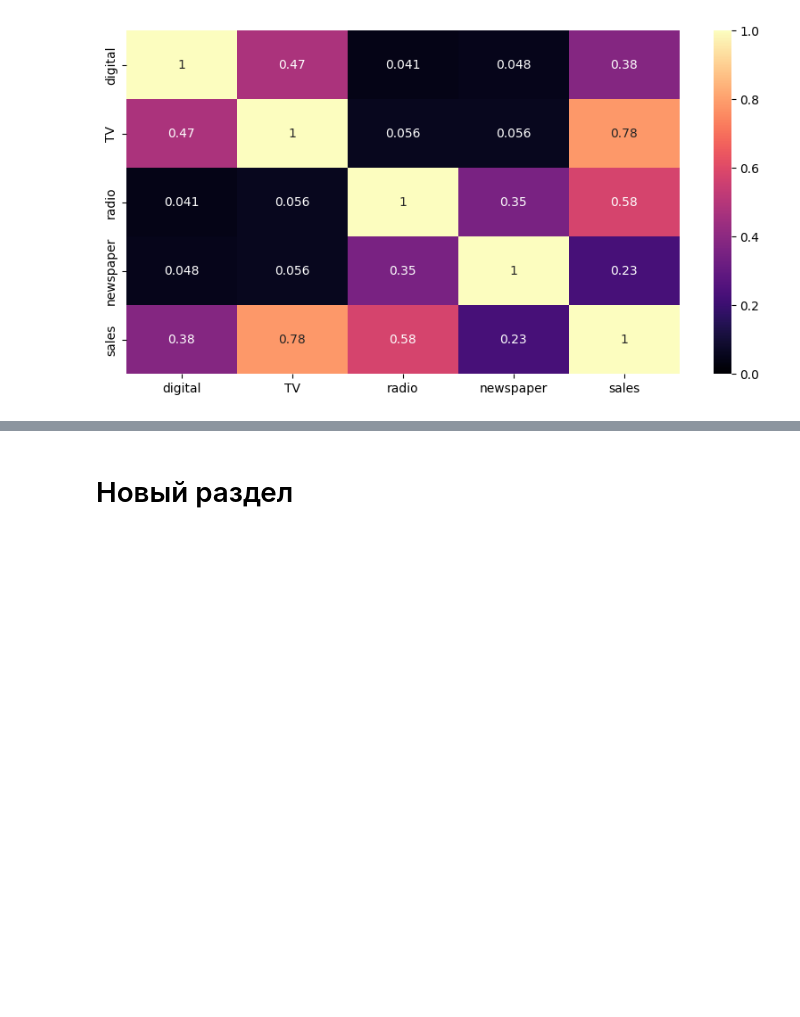
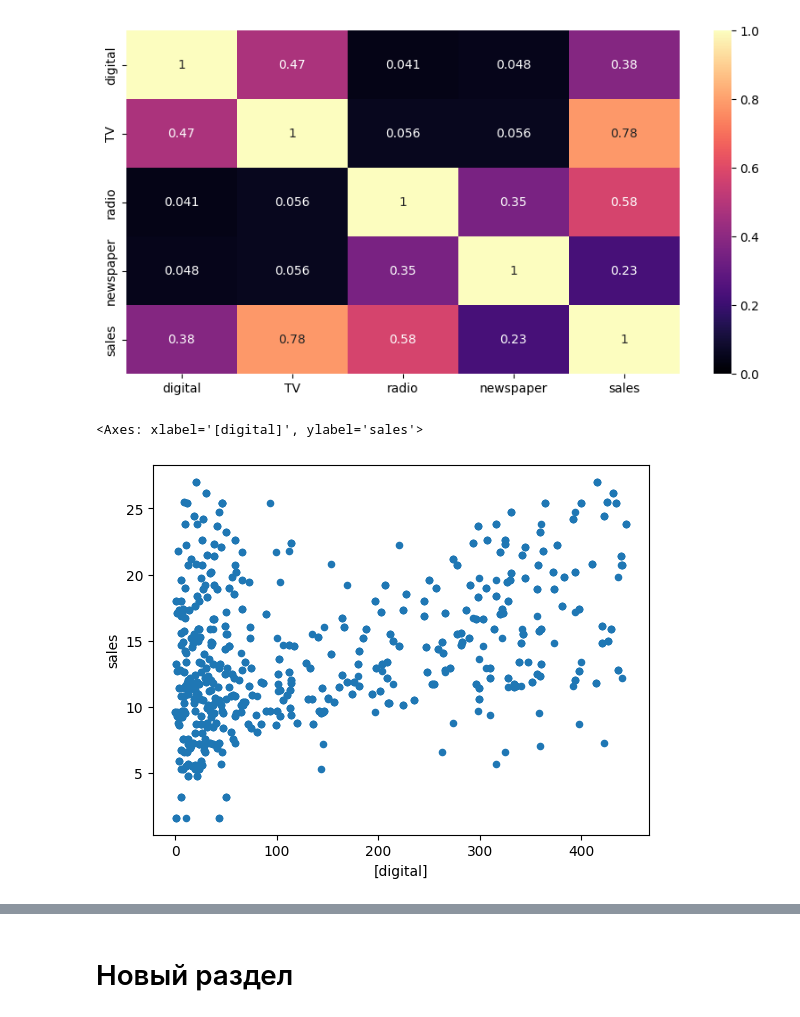
Before and after one commit to esyakov/low-code-book-projects, a Jupyter notebook: Chapter_4.ipynb, the cells around one changed output, grey strips where cells are left out. Saved outputs shown, nothing was run; the diff lists cells and outputs as text; code cells hidden in the pictures; blank space fills up the shorter version.

```diff
--- a/Chapter_4.ipynb
+++ b/Chapter_4.ipynb
@@ -81,3 +81,8 @@ sns.heatmap(adv_df.corr(),annot=True,vmin=0,vmax=1,cmap='magma')
 # %% [output]
 <Axes: >
 [figure]
+# %%
+adv_df.plot(kind='scatter', x=['digital'], y='sales')
+# %% [output]
+<Axes: xlabel='[digital]', ylabel='sales'>
+[figure, added]
```
Also changed, not shown: parts of 5 cells of this notebook.
